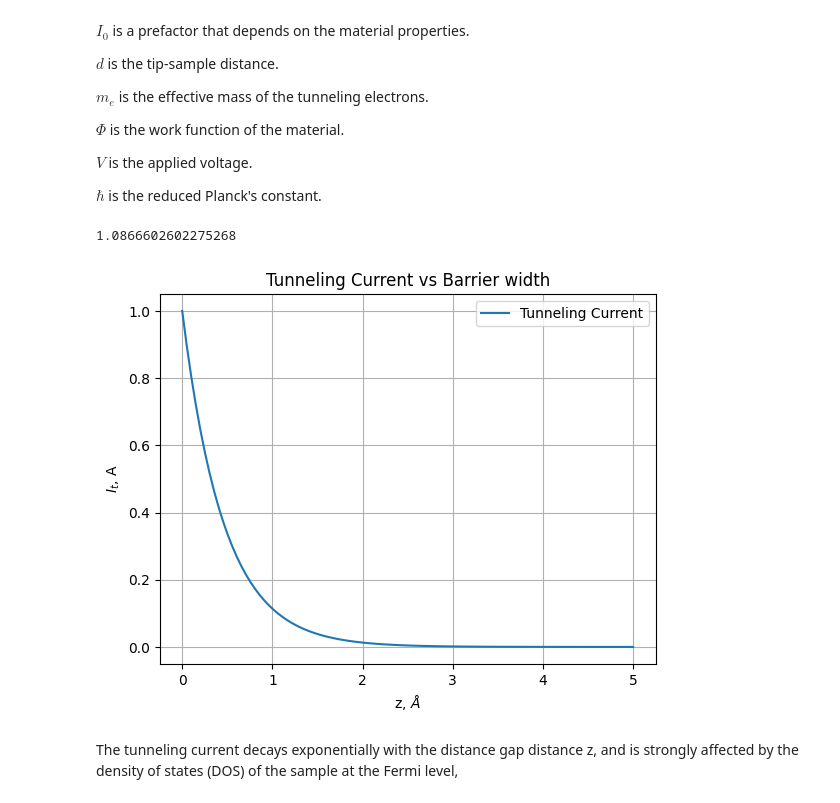
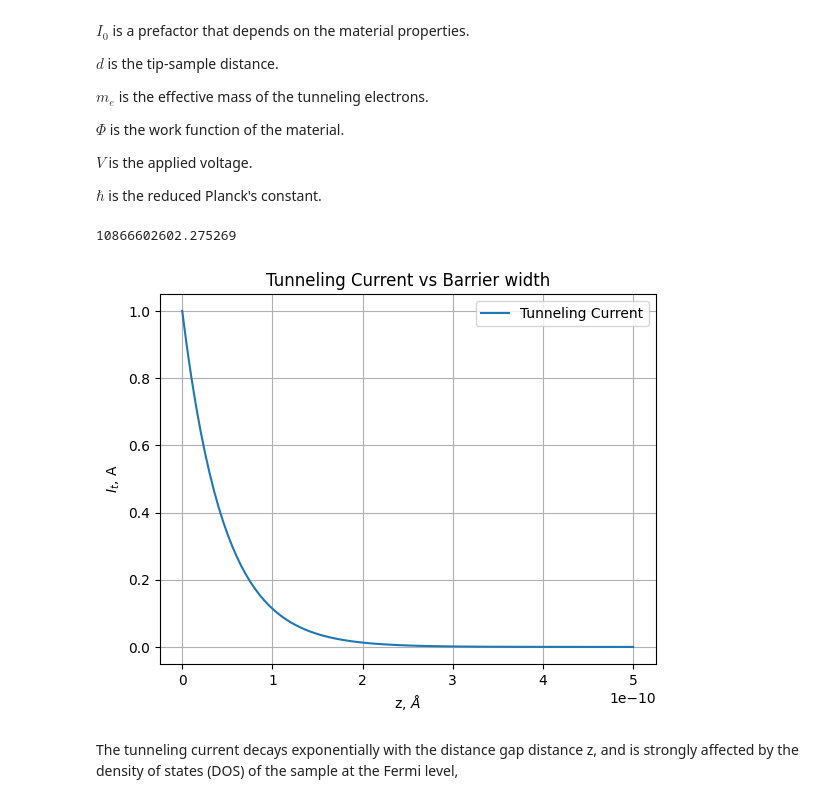
Before and after one commit to MariyaSV78/notebook_STM, a Jupyter notebook: STM/STM.ipynb, the cells around one changed output. Cells and saved outputs as stored; diff of their text form; code cells hidden in the pictures.

```diff
--- a/STM/STM.ipynb
+++ b/STM/STM.ipynb
@@ -307,37 +308,37 @@ import numpy as np
 import matplotlib.pyplot as plt
 from scipy.integrate import cumtrapz
 
 """
     Dependence of the tunnel current on the barrier width.
 
     In this section we also calculate the value of the wave vector for studing system. This value will be used in previous blocks.
 
 """
 
 # Using parameters
 I0 = 1.0  # Adjust as needed
 m = 9.11e-31*6.24e18 #Electron mass in eV*s^2/m^2 -> kg = J s^2/m^2 -> J = 6,24e18 eV -> 5,68e-12 eVs^2/m^2
 phi = 4.5  # Work function eV
 V = 0.0003 # Applied voltage in V
 
-k = (np.sqrt(2 * m * (phi - V))/6.5821e-16)*1e-10 # is the wave vector in 1/A, if V is low.
+k = (np.sqrt(2 * m * (phi - V))/6.5821e-16) # is the wave vector in 1/A, if V is low.
 print (k)
 
 # Calculate the varying tip-sample separation (distance) from the surface profile
-z = np.linspace(0, 5, 100)
+z = np.linspace(0, 5e-10, 100)
 tunneling_current = I0 * np.exp(-2 * k * z) # redused Planck constant in 6.5821e-16 eV*s or 1.054e-34 J*s
 
 # Plot the results
 plt.plot(z, tunneling_current,label='Tunneling Current')
 plt.xlabel('z, $\AA$')
 plt.ylabel('$I_{t}$, A')
 plt.title('Tunneling Current vs Barrier width')
 plt.legend()
 plt.grid(True)
 plt.show()
 # %% [output]
-1.0866602602275268
+10866602602.275269
-[figure, old version]
+[figure, new version]
 # %% [markdown]
 The tunneling current decays exponentially with the distance gap distance z, and
 is strongly affected by the density of states (DOS) of the sample at the Fermi level,
```
Also changed, not shown: parts of 7 cells of this notebook.
